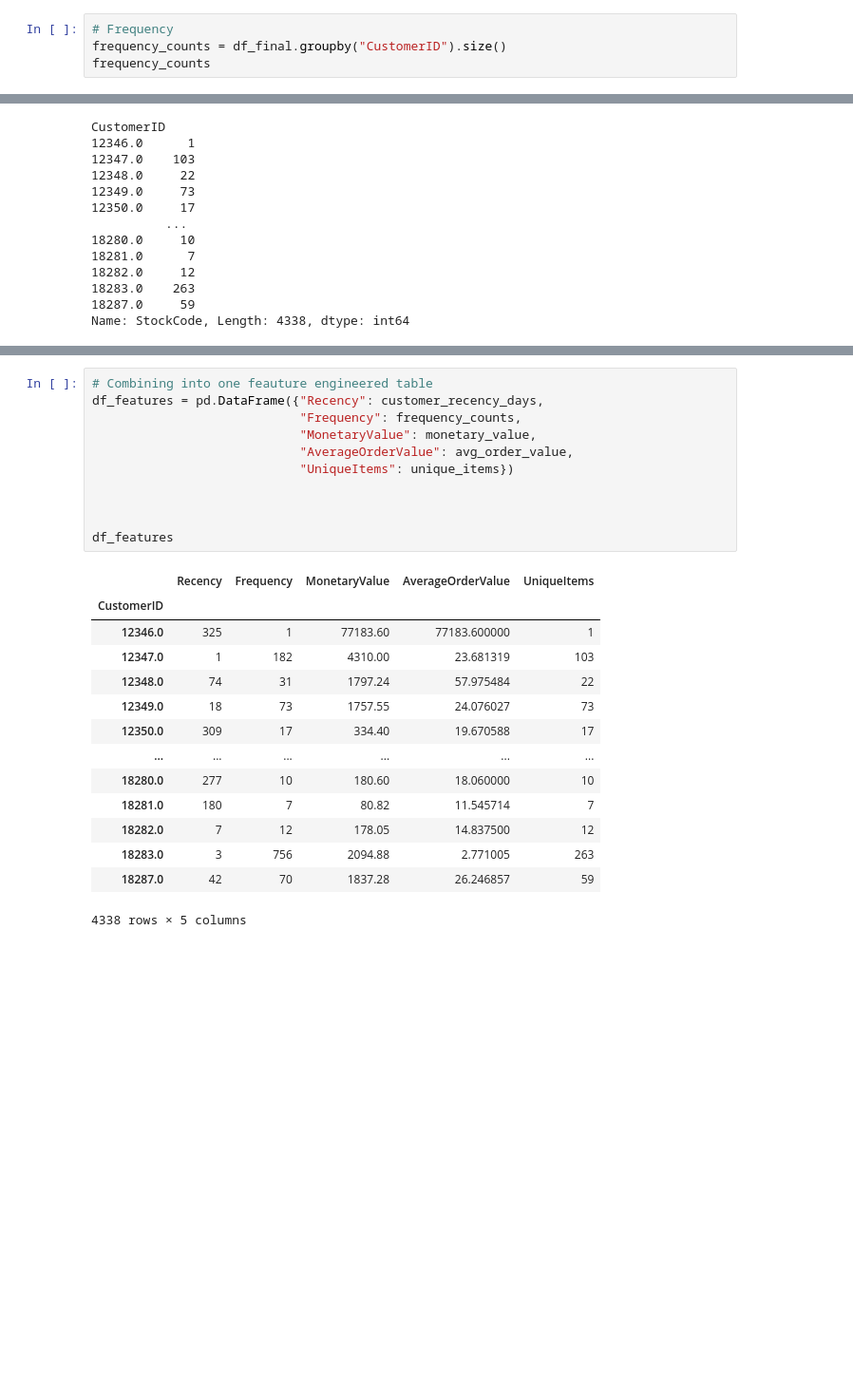
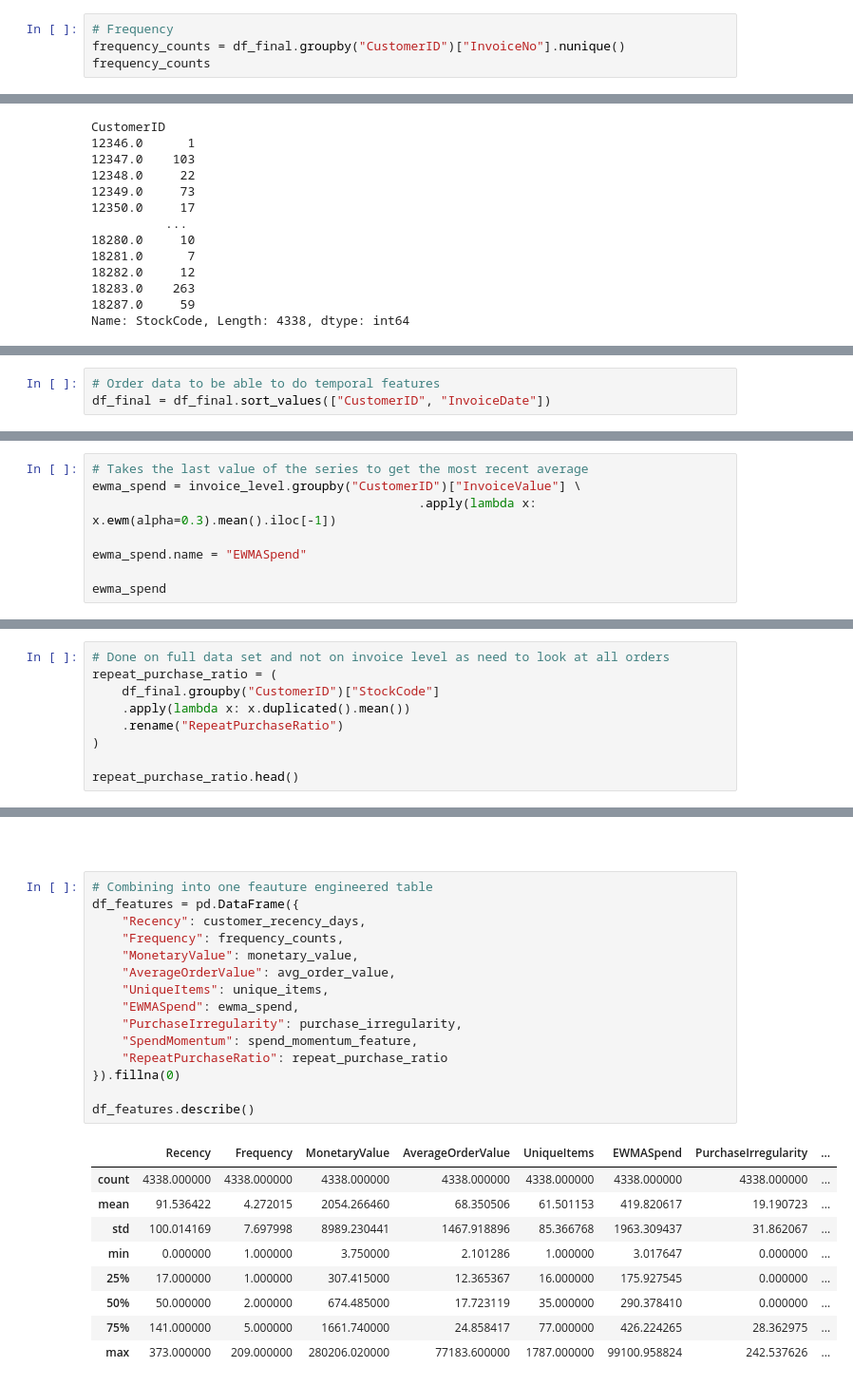
Before and after one commit to mikaamit24-art/dp_project, a Jupyter notebook: DP_Project .ipynb, the cells around one changed output, grey strips where cells are left out. Shown at 95% size. Saved outputs shown, nothing was run; the diff lists cells and outputs as text; blank space fills up the shorter version.

```diff
--- a/DP_Project .ipynb
+++ b/DP_Project .ipynb
@@ -160,6 +172,6 @@ Name: InvoiceDate, Length: 4338, dtype: int64
 # %%
 # Frequency
-frequency_counts = df_final.groupby("CustomerID").size()
+frequency_counts = df_final.groupby("CustomerID")["InvoiceNo"].nunique()
 frequency_counts
 # %% [output]
 CustomerID
@@ -263,0 +286,3 @@ Name: StockCode, Length: 4338, dtype: int64
+# %%
+# Order data to be able to do temporal features
+df_final = df_final.sort_values(["CustomerID", "InvoiceDate"])
@@ -263,0 +314,8 @@ Name: StockCode, Length: 4338, dtype: int64
+# %%
+# Takes the last value of the series to get the most recent average
+ewma_spend = invoice_level.groupby("CustomerID")["InvoiceValue"] \
+                                            .apply(lambda x: x.ewm(alpha=0.3).mean().iloc[-1])
+
+ewma_spend.name = "EWMASpend"
+
+ewma_spend
@@ -263,0 +416,9 @@ Name: StockCode, Length: 4338, dtype: int64
+# %%
+# Done on full data set and not on invoice level as need to look at all orders
+repeat_purchase_ratio = (
+    df_final.groupby("CustomerID")["StockCode"]
+    .apply(lambda x: x.duplicated().mean())
+    .rename("RepeatPurchaseRatio")
+)
+
+repeat_purchase_ratio.head()
@@ -264,26 +433,27 @@ Name: StockCode, Length: 4338, dtype: int64
+# %% [markdown]
+&nbsp;
 # %%
 # Combining into one feauture engineered table
-df_features = pd.DataFrame({"Recency": customer_recency_days,
-                            "Frequency": frequency_counts,
-                            "MonetaryValue": monetary_value,
-                            "AverageOrderValue": avg_order_value,
-                            "UniqueItems": unique_items})
+df_features = pd.DataFrame({
+    "Recency": customer_recency_days,
+    "Frequency": frequency_counts,
+    "MonetaryValue": monetary_value,
+    "AverageOrderValue": avg_order_value,
+    "UniqueItems": unique_items,
+    "EWMASpend": ewma_spend,
+    "PurchaseIrregularity": purchase_irregularity,
+    "SpendMomentum": spend_momentum_feature,
+    "RepeatPurchaseRatio": repeat_purchase_ratio
+}).fillna(0)
 
-
-
-df_features
+df_features.describe()
 # %% [output]
-|  | Recency | Frequency | MonetaryValue | AverageOrderValue | UniqueItems |
-| CustomerID |  |  |  |  |  |
-| 12346.0 | 325 | 1 | 77183.60 | 77183.600000 | 1 |
-| 12347.0 | 1 | 182 | 4310.00 | 23.681319 | 103 |
-| 12348.0 | 74 | 31 | 1797.24 | 57.975484 | 22 |
-| 12349.0 | 18 | 73 | 1757.55 | 24.076027 | 73 |
-| 12350.0 | 309 | 17 | 334.40 | 19.670588 | 17 |
-| ... | ... | ... | ... | ... | ... |
-| 18280.0 | 277 | 10 | 180.60 | 18.060000 | 10 |
-| 18281.0 | 180 | 7 | 80.82 | 11.545714 | 7 |
-| 18282.0 | 7 | 12 | 178.05 | 14.837500 | 12 |
-| 18283.0 | 3 | 756 | 2094.88 | 2.771005 | 263 |
-| 18287.0 | 42 | 70 | 1837.28 | 26.246857 | 59 |
+|  | Recency | Frequency | MonetaryValue | AverageOrderValue | UniqueItems | EWMASpend | PurchaseIrregularity | ... |
+| count | 4338.000000 | 4338.000000 | 4338.000000 | 4338.000000 | 4338.000000 | 4338.000000 | 4338.000000 | ... |
+| mean | 91.536422 | 4.272015 | 2054.266460 | 68.350506 | 61.501153 | 419.820617 | 19.190723 | ... |
+| std | 100.014169 | 7.697998 | 8989.230441 | 1467.918896 | 85.366768 | 1963.309437 | 31.862067 | ... |
+| min | 0.000000 | 1.000000 | 3.750000 | 2.101286 | 1.000000 | 3.017647 | 0.000000 | ... |
+| 25% | 17.000000 | 1.000000 | 307.415000 | 12.365367 | 16.000000 | 175.927545 | 0.000000 | ... |
+| 50% | 50.000000 | 2.000000 | 674.485000 | 17.723119 | 35.000000 | 290.378410 | 0.000000 | ... |
+| 75% | 141.000000 | 5.000000 | 1661.740000 | 24.858417 | 77.000000 | 426.224265 | 28.362975 | ... |
+| max | 373.000000 | 209.000000 | 280206.020000 | 77183.600000 | 1787.000000 | 99100.958824 | 242.537626 | ... |
-4338 rows × 5 columns
```
Also changed, not shown: parts of 104 cells of this notebook.
